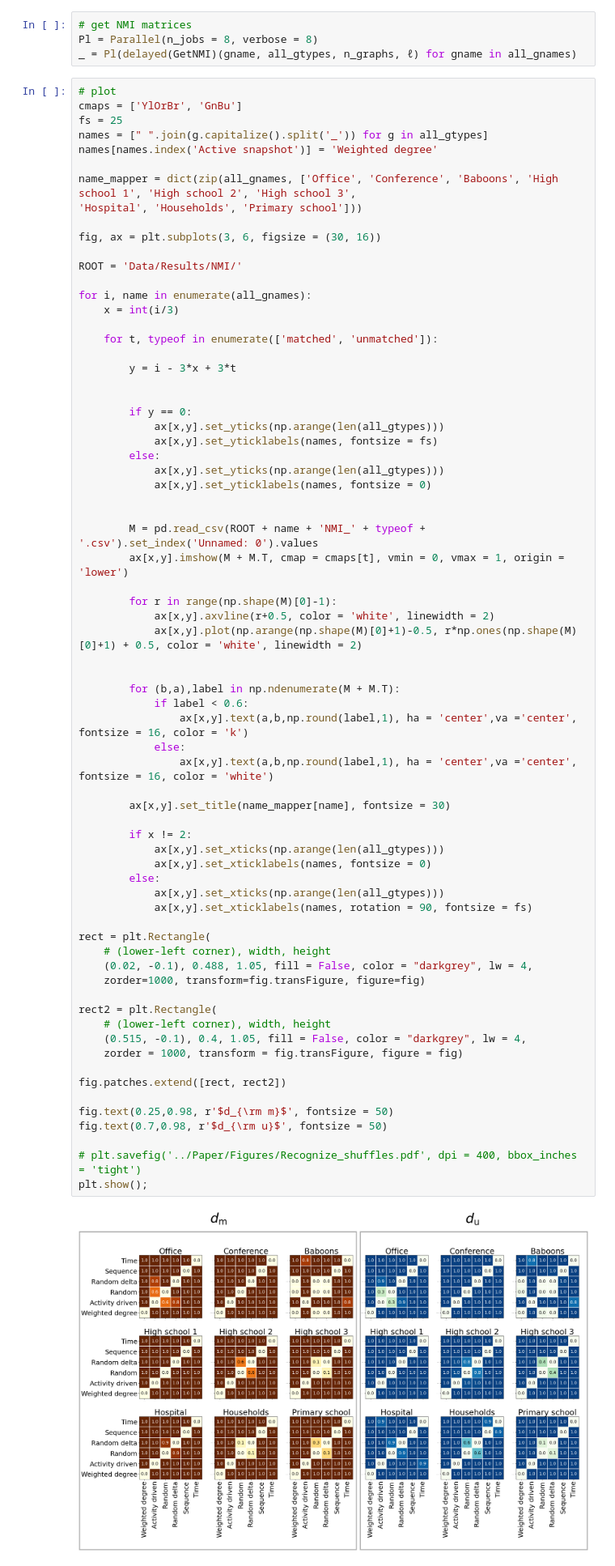
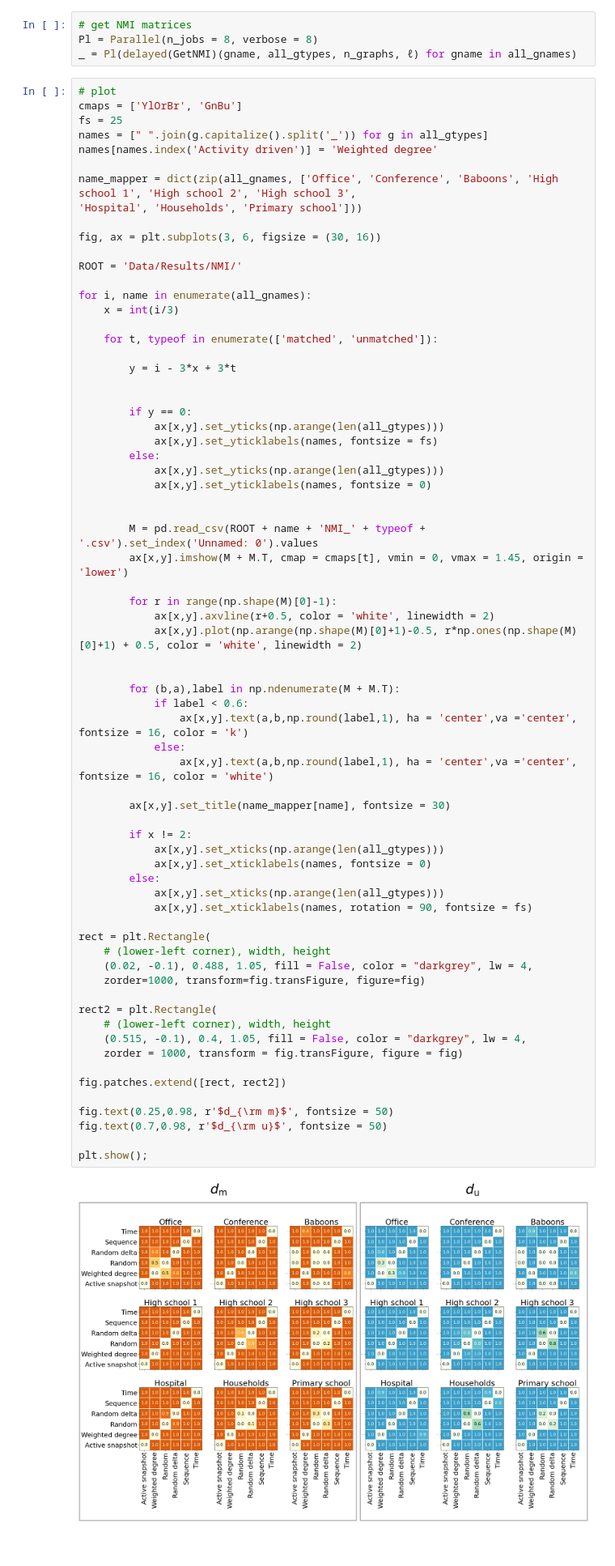
Before and after one commit to lorenzodallamico/G-DynaDist, a Jupyter notebook: Recognize_shufflings.ipynb, the cells around one changed output. Shown: that part at 81% size. Cells and saved outputs as stored; diff of their text form.

```diff
--- a/Recognize_shufflings.ipynb
+++ b/Recognize_shufflings.ipynb
@@ -130,7 +136,7 @@ _ = Pl(delayed(GetNMI)(gname, all_gtypes, n_graphs, ℓ) for gname in all_gnames
 cmaps = ['YlOrBr', 'GnBu']
 fs = 25
 names = [" ".join(g.capitalize().split('_')) for g in all_gtypes]
-names[names.index('Active snapshot')] = 'Weighted degree'
+names[names.index('Activity driven')] = 'Weighted degree'
 
 name_mapper = dict(zip(all_gnames, ['Office', 'Conference', 'Baboons', 'High school 1', 'High school 2', 'High school 3',
 'Hospital', 'Households', 'Primary school']))
@@ -156,7 +162,7 @@ for i, name in enumerate(all_gnames):
 
 
         M = pd.read_csv(ROOT + name + 'NMI_' + typeof + '.csv').set_index('Unnamed: 0').values
-        ax[x,y].imshow(M + M.T, cmap = cmaps[t], vmin = 0, vmax = 1, origin = 'lower')
+        ax[x,y].imshow(M + M.T, cmap = cmaps[t], vmin = 0, vmax = 1.45, origin = 'lower')
 
         for r in range(np.shape(M)[0]-1):
             ax[x,y].axvline(r+0.5, color = 'white', linewidth = 2)
@@ -168,32 +174,31 @@ for i, name in enumerate(all_gnames):
                 ax[x,y].text(a,b,np.round(label,1), ha = 'center',va ='center', fontsize = 16, color = 'k')
             else:
                 ax[x,y].text(a,b,np.round(label,1), ha = 'center',va ='center', fontsize = 16, color = 'white')
 
         ax[x,y].set_title(name_mapper[name], fontsize = 30)
 
         if x != 2:
             ax[x,y].set_xticks(np.arange(len(all_gtypes)))
             ax[x,y].set_xticklabels(names, fontsize = 0)
         else:
             ax[x,y].set_xticks(np.arange(len(all_gtypes)))
             ax[x,y].set_xticklabels(names, rotation = 90, fontsize = fs)
 
 rect = plt.Rectangle(
     # (lower-left corner), width, height
     (0.02, -0.1), 0.488, 1.05, fill = False, color = "darkgrey", lw = 4,
     zorder=1000, transform=fig.transFigure, figure=fig)
 
 rect2 = plt.Rectangle(
     # (lower-left corner), width, height
     (0.515, -0.1), 0.4, 1.05, fill = False, color = "darkgrey", lw = 4,
     zorder = 1000, transform = fig.transFigure, figure = fig)
 
 fig.patches.extend([rect, rect2])
 
 fig.text(0.25,0.98, r'$d_{\rm m}$', fontsize = 50)
 fig.text(0.7,0.98, r'$d_{\rm u}$', fontsize = 50)
 
-# plt.savefig('../Paper/Figures/Recognize_shuffles.pdf', dpi = 400, bbox_inches = 'tight')
 plt.show();
 # %% [output]
-[figure, old version]
+[figure, new version]
```
Also changed, not shown: parts of 2 cells of this notebook, 7 other files.
